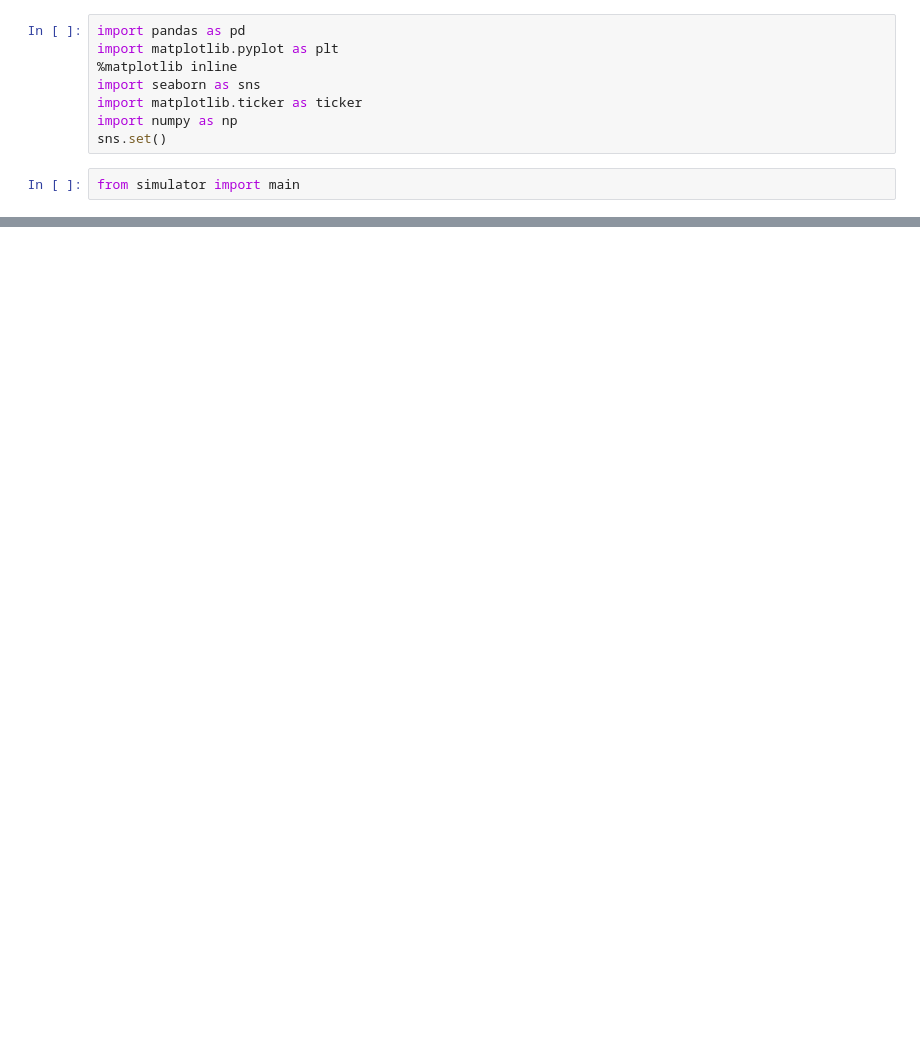
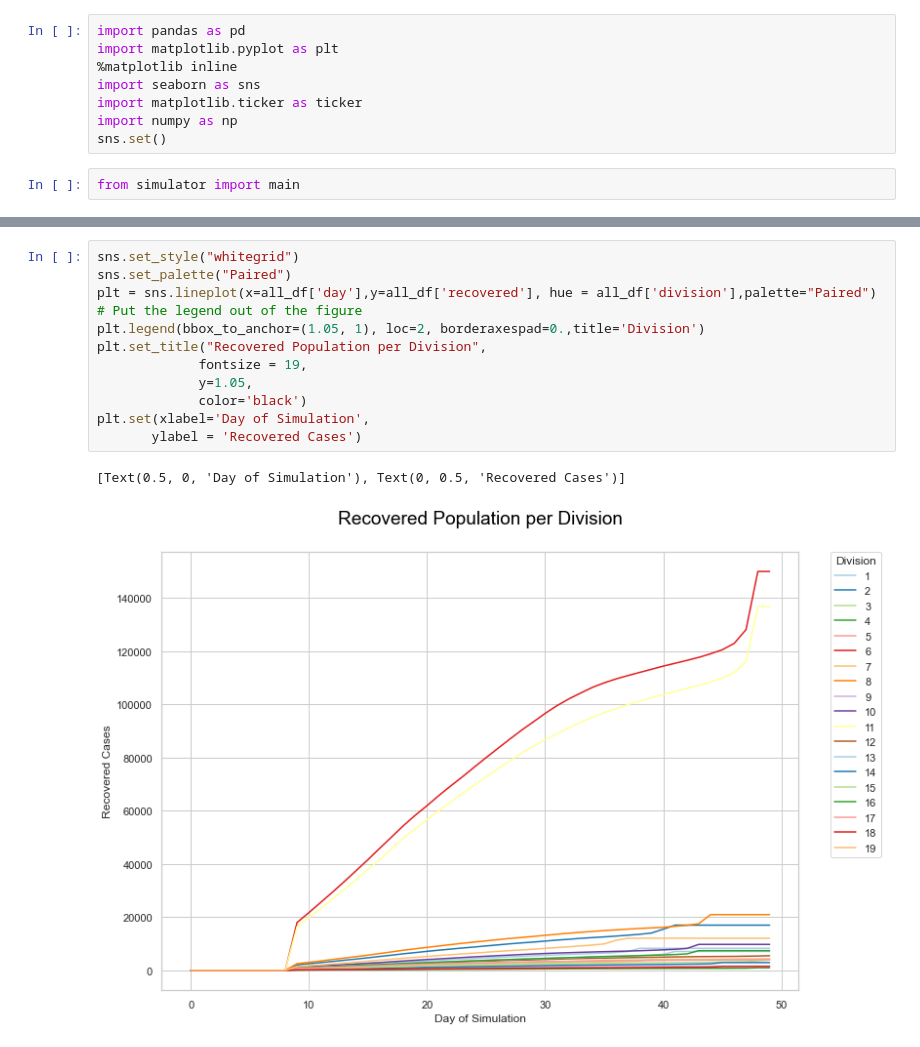
Before and after one commit to epaslawski/CPSC571GroupProject, a Jupyter notebook: visualizer.ipynb, the cells around one changed output, grey strips where cells are left out. Drawn from its saved outputs; the diff is of its cells as text; blank space fills up the shorter version.

```diff
--- a/visualizer.ipynb
+++ b/visualizer.ipynb
@@ -113,0 +95,15 @@ plt.set(xlabel='Day of Simulation',
+# %%
+sns.set_style("whitegrid")
+sns.set_palette("Paired")
+plt = sns.lineplot(x=all_df['day'],y=all_df['recovered'], hue = all_df['division'],palette="Paired")
+# Put the legend out of the figure
+plt.legend(bbox_to_anchor=(1.05, 1), loc=2, borderaxespad=0.,title='Division')
+plt.set_title("Recovered Population per Division",
+             fontsize = 19,
+             y=1.05,
+             color='black')
+plt.set(xlabel='Day of Simulation',
+       ylabel = 'Recovered Cases')
+# %% [output]
+[Text(0.5, 0, 'Day of Simulation'), Text(0, 0.5, 'Recovered Cases')]
+[figure, added]
```
Also changed, not shown: parts of 14 cells of this notebook, 2 other files.
